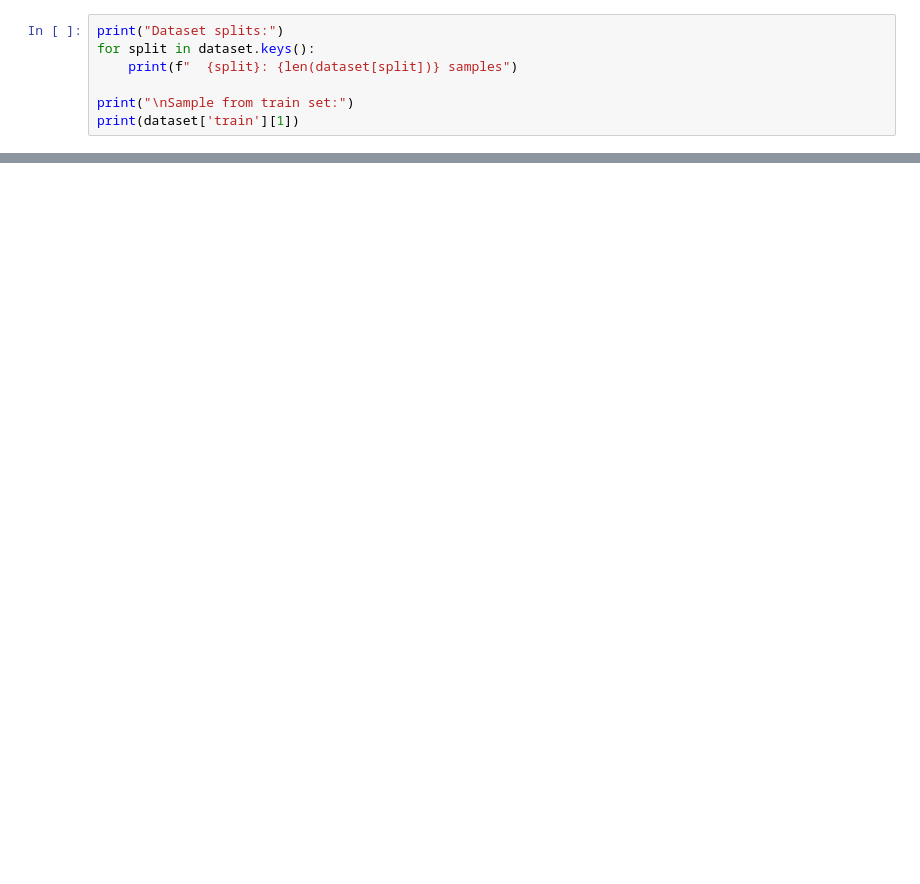
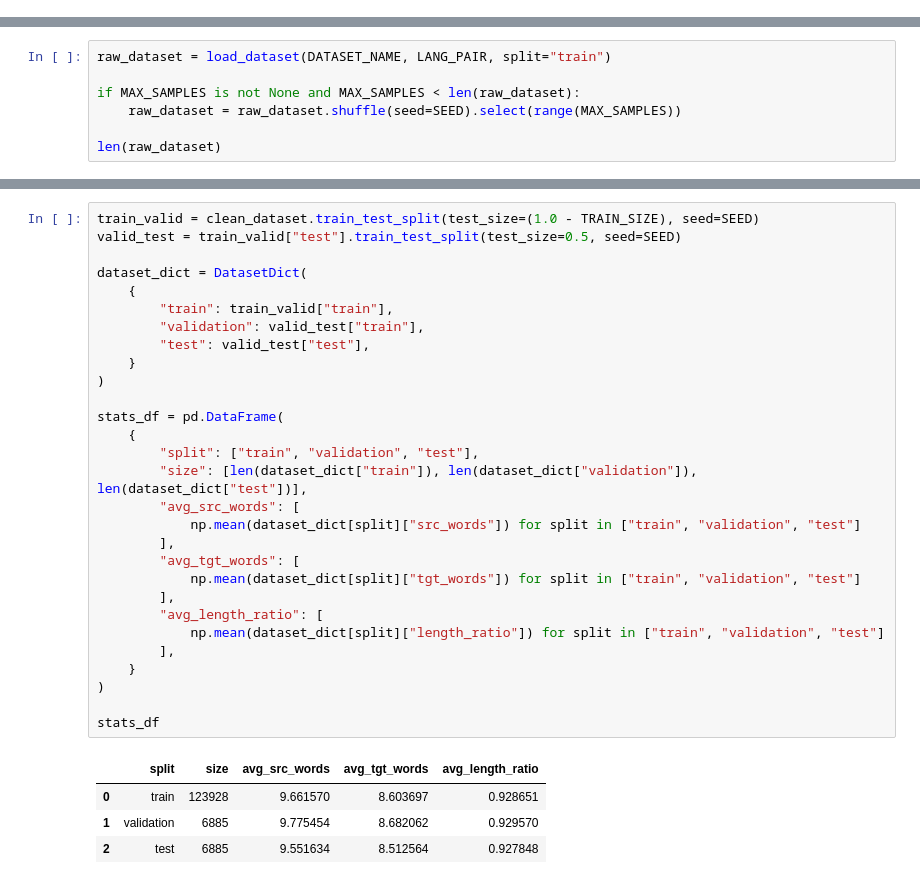
Before and after one commit to Claucdan/ITMO-Advanced-ML-25, a Jupyter notebook: lab/lab-3/LAB_3.ipynb, the cells around one changed output, grey strips where cells are left out. Saved outputs shown, nothing was run; the diff lists cells and outputs as text; blank space fills up the shorter version.

```diff
--- a/lab/lab-3/LAB_3.ipynb
+++ b/lab/lab-3/LAB_3.ipynb
@@ -148,7 +0,0 @@ Train: 15746, Val: 875, Test: 875
-# %%
-print("Dataset splits:")
-for split in dataset.keys():
-    print(f"  {split}: {len(dataset[split])} samples")
-
-print("\nSample from train set:")
-print(dataset['train'][1])
@@ -1591,0 +138,7 @@ model, config = load_model_for_inference('transformer_translation_model.pth', to
+# %%
+raw_dataset = load_dataset(DATASET_NAME, LANG_PAIR, split="train")
+
+if MAX_SAMPLES is not None and MAX_SAMPLES < len(raw_dataset):
+    raw_dataset = raw_dataset.shuffle(seed=SEED).select(range(MAX_SAMPLES))
+
+len(raw_dataset)
@@ -1591,0 +232,34 @@ model, config = load_model_for_inference('transformer_translation_model.pth', to
+# %%
+train_valid = clean_dataset.train_test_split(test_size=(1.0 - TRAIN_SIZE), seed=SEED)
+valid_test = train_valid["test"].train_test_split(test_size=0.5, seed=SEED)
+
+dataset_dict = DatasetDict(
+    {
+        "train": train_valid["train"],
+        "validation": valid_test["train"],
+        "test": valid_test["test"],
+    }
+)
+
+stats_df = pd.DataFrame(
+    {
+        "split": ["train", "validation", "test"],
+        "size": [len(dataset_dict["train"]), len(dataset_dict["validation"]), len(dataset_dict["test"])],
+        "avg_src_words": [
+            np.mean(dataset_dict[split]["src_words"]) for split in ["train", "validation", "test"]
+        ],
+        "avg_tgt_words": [
+            np.mean(dataset_dict[split]["tgt_words"]) for split in ["train", "validation", "test"]
+        ],
+        "avg_length_ratio": [
+            np.mean(dataset_dict[split]["length_ratio"]) for split in ["train", "validation", "test"]
+        ],
+    }
+)
+
+stats_df
+# %% [output]
+|  | split | size | avg_src_words | avg_tgt_words | avg_length_ratio |
+| 0 | train | 123928 | 9.661570 | 8.603697 | 0.928651 |
+| 1 | validation | 6885 | 9.775454 | 8.682062 | 0.929570 |
+| 2 | test | 6885 | 9.551634 | 8.512564 | 0.927848 |
```
Also changed, not shown: parts of 75 cells of this notebook, 1 other file.
